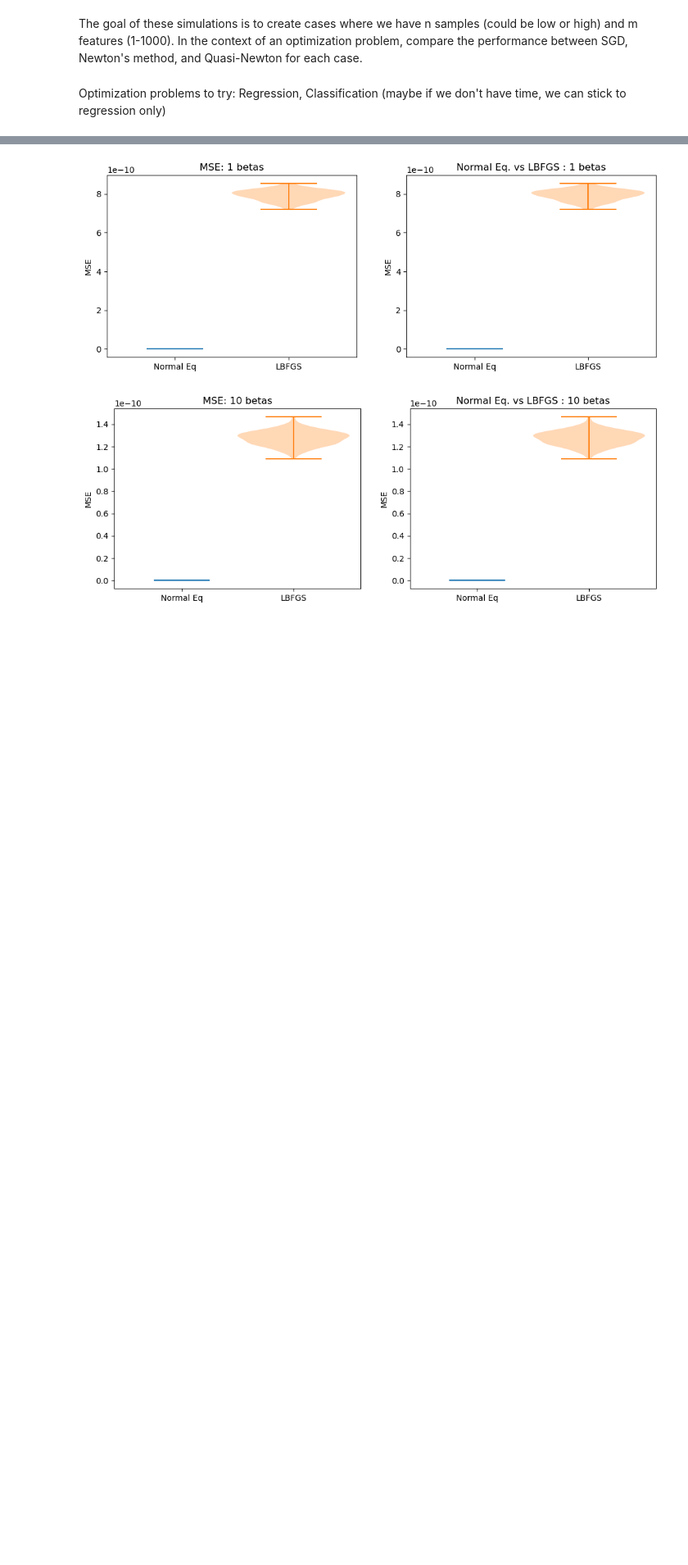
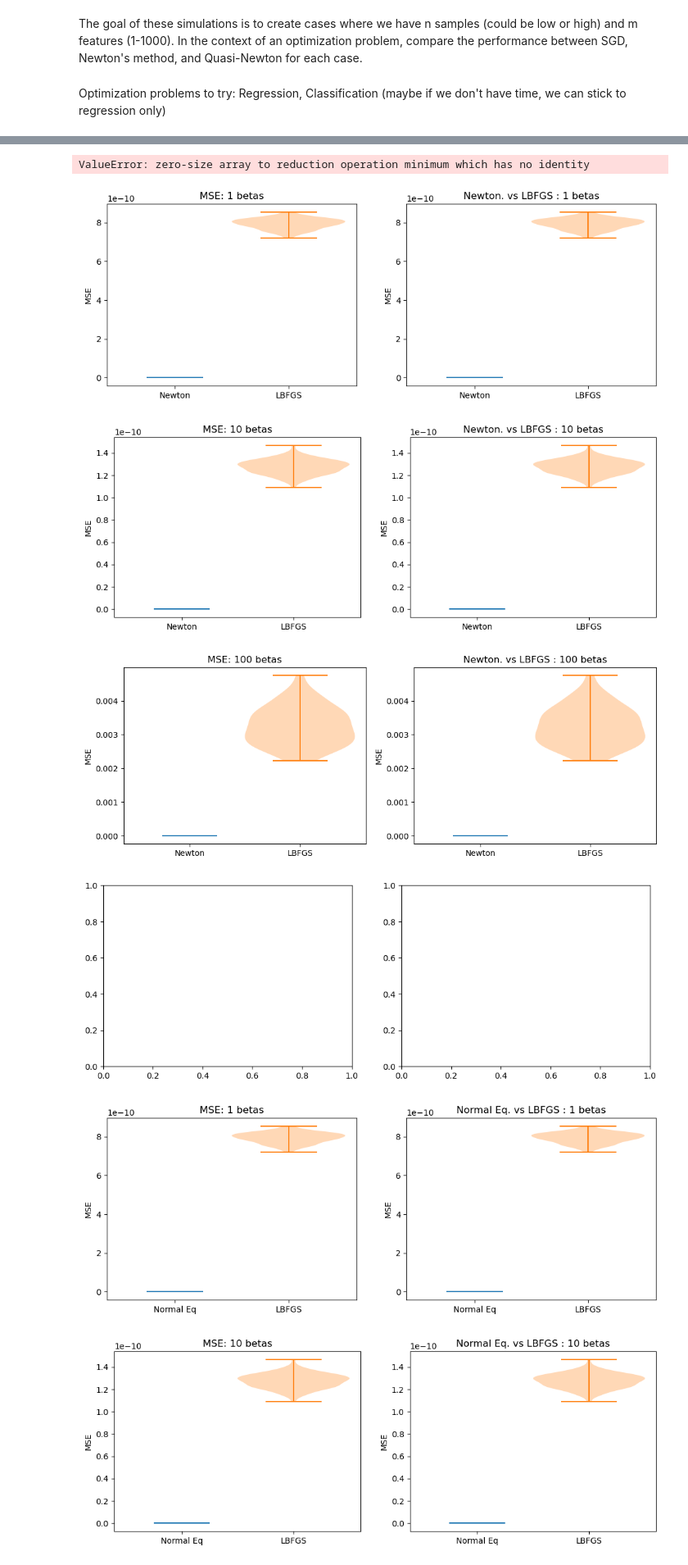
Before and after one commit to ryanhammonds/dsc210, a Jupyter notebook: project/Optimization Work.ipynb, the cells around one changed output, grey strips where cells are left out. Shown at 82% size. Saved outputs shown, nothing was run; the diff lists cells and outputs as text; code cells hidden in the pictures; blank space fills up the shorter version.

```diff
--- a/project/Optimization Work.ipynb
+++ b/project/Optimization Work.ipynb
@@ -712,3 +698,27 @@ ValueError: zero-size array to reduction operation minimum which has no identity
+# %%
+for i in range(4):
+    fig, axes = plt.subplots(figsize=(12, 4), ncols=2)
+
+    axes[0].violinplot(get_finite_vals(beta_mse['newton'][i]))
+    axes[0].violinplot(get_finite_vals(beta_mse['lbfgs'][i]), positions=[1.5])
+
+    axes[1].violinplot(get_finite_vals(beta_mse['newton'][i]))
+    axes[1].violinplot(get_finite_vals(beta_mse['lbfgs'][i]), positions=[1.5])
+
+    axes[0].set_xticks([1, 1.5], ['Newton', 'LBFGS'])
+    axes[1].set_xticks([1, 1.5], ['Newton', 'LBFGS'])
+
+    axes[0].set_title(f'MSE: {ms[i]} betas')
+    axes[1].set_title(f'Newton. vs LBFGS : {ms[i]} betas')
+
+    axes[0].set_ylabel('MSE')
+    axes[1].set_ylabel('MSE')
+# %% [output]
+ValueError: zero-size array to reduction operation minimum which has no identity
+[figure, added]
+[figure, added]
+[figure, added]
+[figure, added]
 # %%
 for i in range(4):
     fig, axes = plt.subplots(figsize=(12, 4), ncols=2)
```
Also changed, not shown: parts of 16 cells of this notebook.
